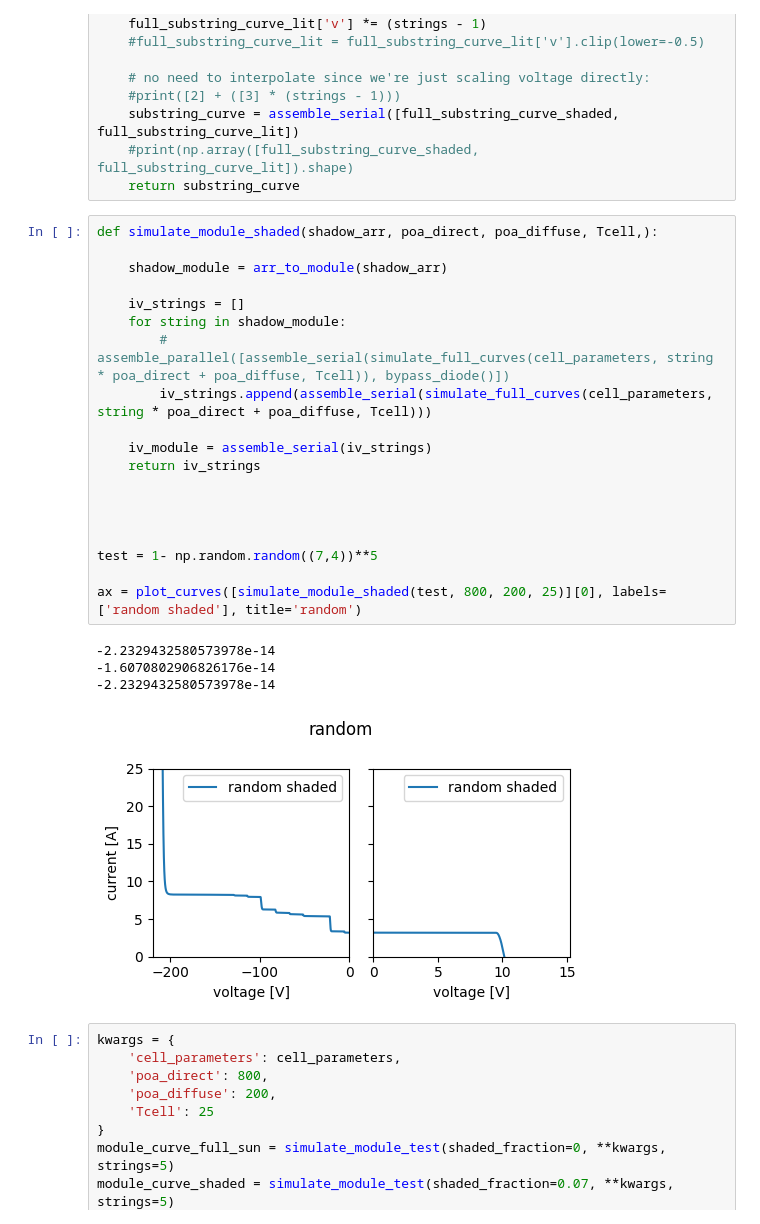
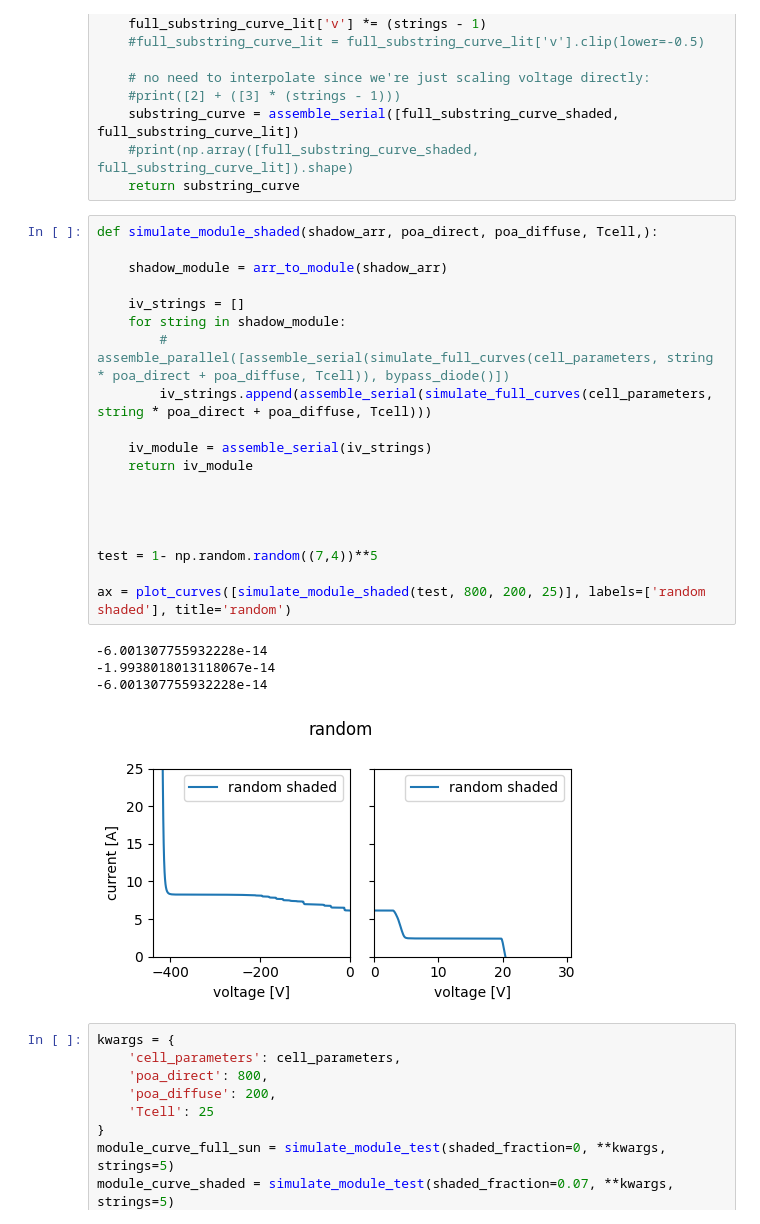
Before and after one commit to Snasgul/influence-trees-on-solar, a Jupyter notebook: pvlib-test.ipynb, the cells around one changed output. Drawn from its saved outputs; the diff is of its cells as text.

```diff
--- a/pvlib-test.ipynb
+++ b/pvlib-test.ipynb
@@ -239,27 +239,27 @@ def simulate_module_test(cell_parameters, poa_direct, poa_diffuse, Tcell,
 # %%
 def simulate_module_shaded(shadow_arr, poa_direct, poa_diffuse, Tcell,):
 
     shadow_module = arr_to_module(shadow_arr)
 
     iv_strings = []
     for string in shadow_module:
         # assemble_parallel([assemble_serial(simulate_full_curves(cell_parameters, string * poa_direct + poa_diffuse, Tcell)), bypass_diode()])
         iv_strings.append(assemble_serial(simulate_full_curves(cell_parameters, string * poa_direct + poa_diffuse, Tcell)))
 
     iv_module = assemble_serial(iv_strings)
-    return iv_strings
+    return iv_module
 
 
 
 
 test = 1- np.random.random((7,4))**5
 
-ax = plot_curves([simulate_module_shaded(test, 800, 200, 25)][0], labels=['random shaded'], title='random')
+ax = plot_curves([simulate_module_shaded(test, 800, 200, 25)], labels=['random shaded'], title='random')
 # %% [output]
--2.2329432580573978e-14
--1.6070802906826176e-14
--2.2329432580573978e-14
+-6.001307755932228e-14
+-1.9938018013118067e-14
+-6.001307755932228e-14
-[figure, old version]
+[figure, new version]
 # %%
 kwargs = {
     'cell_parameters': cell_parameters,
```
Also changed, not shown: 33 other files.
